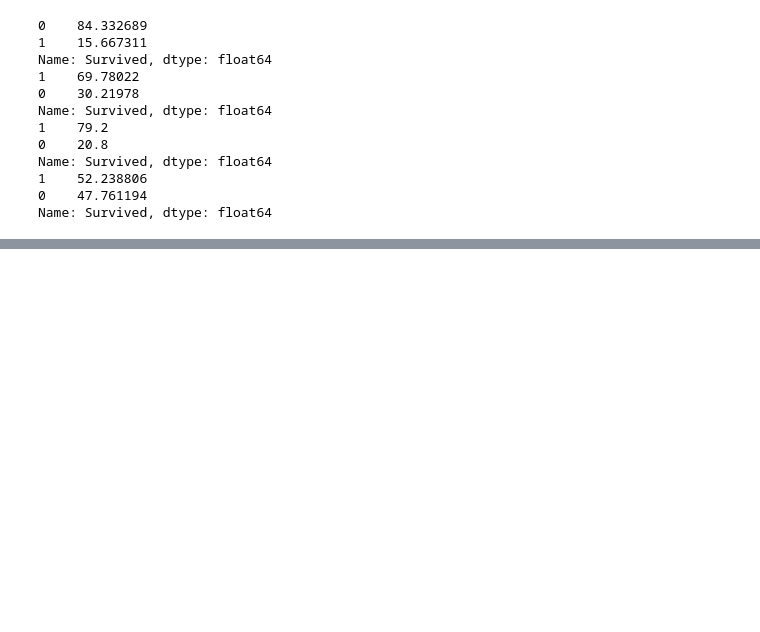
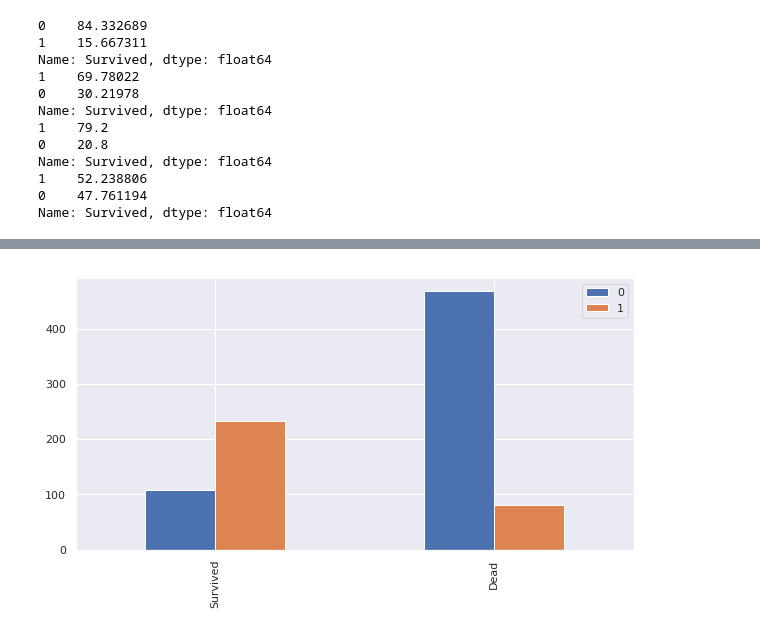
Before and after one commit to SkinkaDS/Titanic, a Jupyter notebook: thaynnara/titanic.ipynb, the cells around one changed output, grey strips where cells are left out. Cells and saved outputs as stored; diff of their text form; code cells hidden in the pictures; blank space fills up the shorter version.

```diff
--- a/thaynnara/titanic.ipynb
+++ b/thaynnara/titanic.ipynb
@@ -357,0 +384,4 @@ Name: Survived, dtype: float64
+# %%
+bar_chart("Sex", False)
+# %% [output]
+[figure, added]
```
Also changed, not shown: parts of 14 cells of this notebook.
